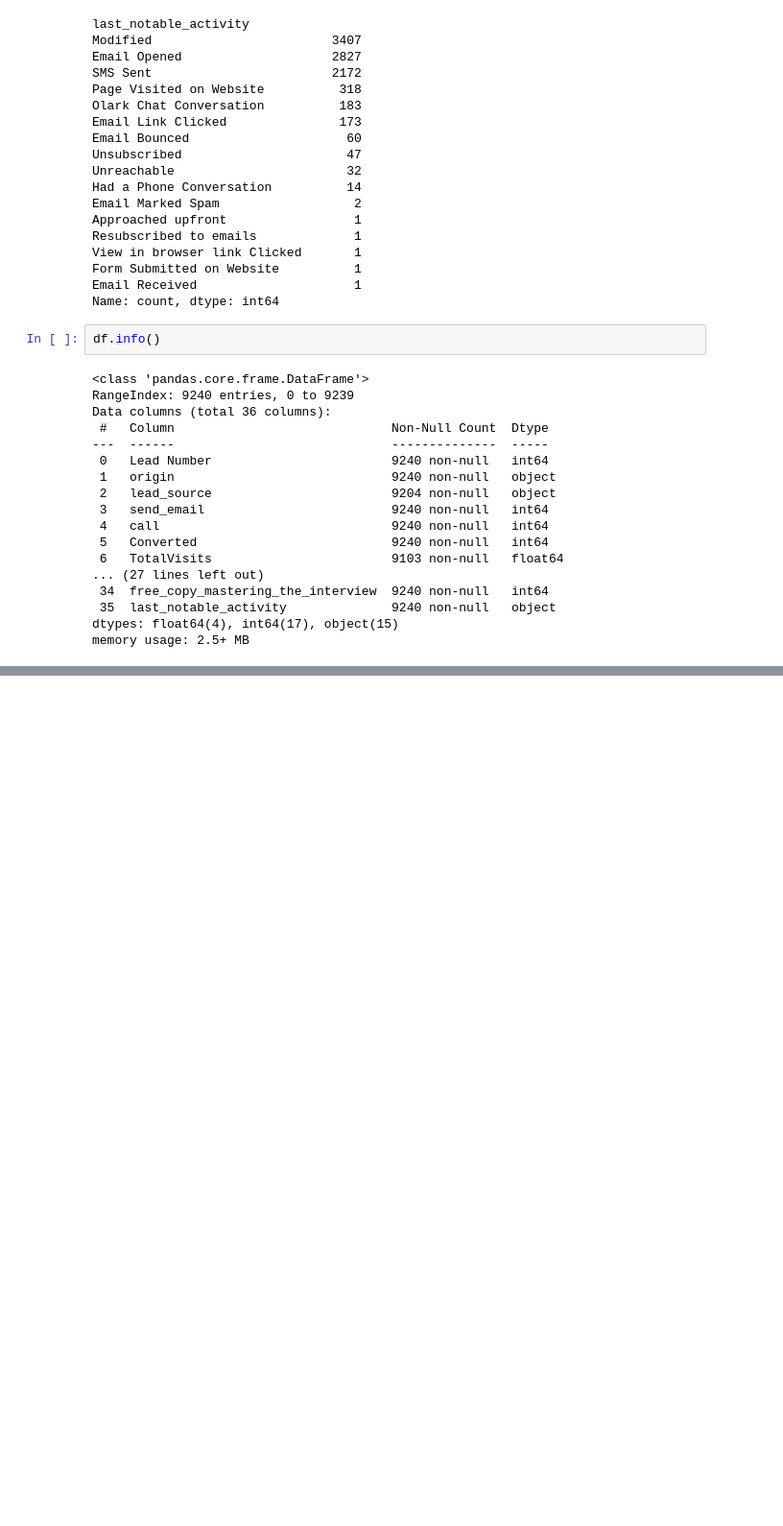
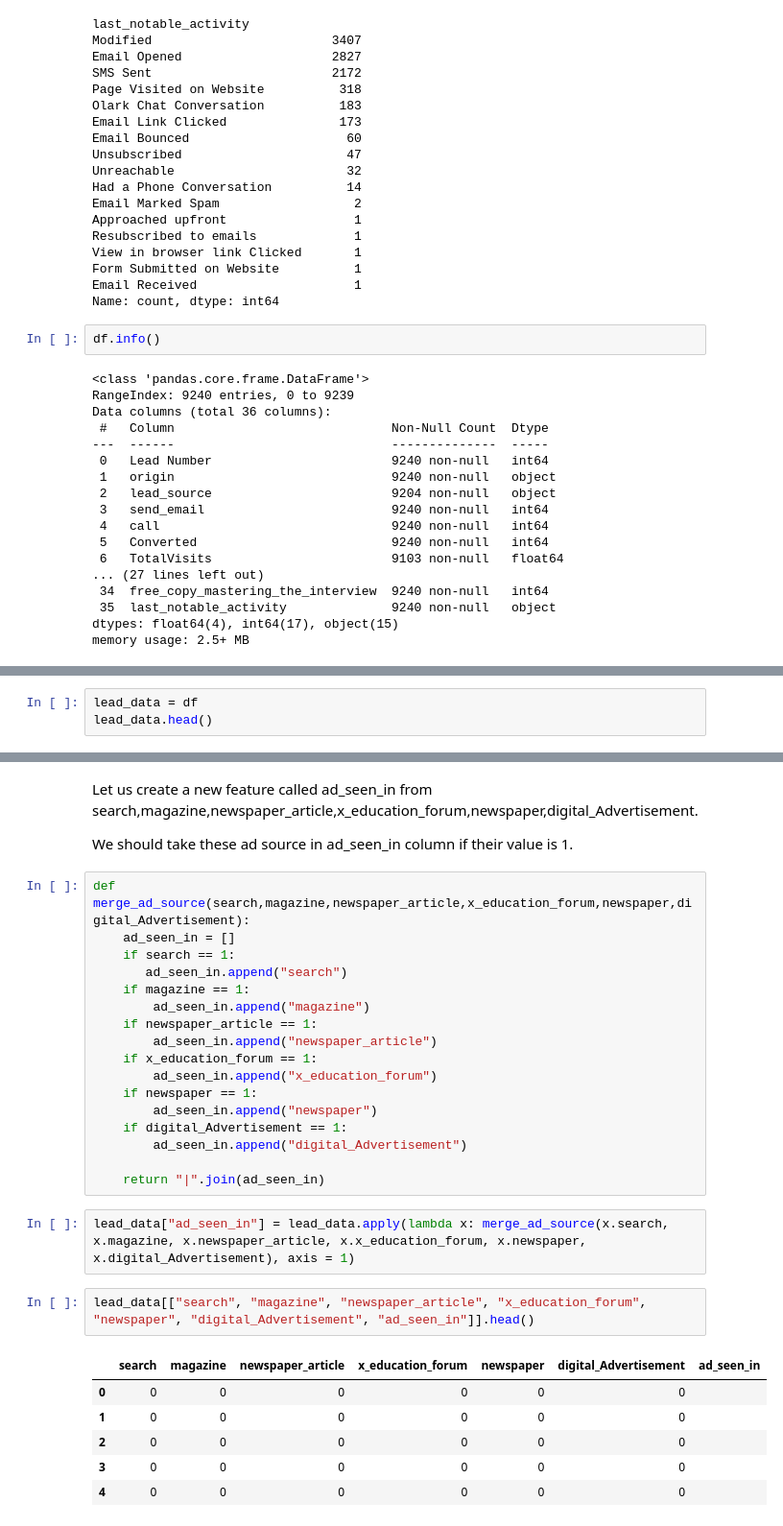
Before and after one commit to keshavRaj/LeadScoringCaseStudy, a Jupyter notebook: Lead Scoring Assignment/Lead+Case+Study.ipynb, the cells around one changed output, grey strips where cells are left out. Shown: that part at 96% size. Saved outputs shown, nothing was run; the diff lists cells and outputs as text; blank space fills up the shorter version.

Commit message:
Completed data understanding task and write my observations what i think about this data

```diff
--- a/Lead Scoring Assignment/Lead+Case+Study.ipynb
+++ b/Lead Scoring Assignment/Lead+Case+Study.ipynb
@@ -920,0 +932,3 @@ memory usage: 2.5+ MB
+# %%
+lead_data = df
+lead_data.head()
@@ -920,0 +942,32 @@ memory usage: 2.5+ MB
+# %% [markdown]
+Let us create a new feature called ad_seen_in from search,magazine,newspaper_article,x_education_forum,newspaper,digital_Advertisement.
+
+We should take these ad source in ad_seen_in column if their value is 1.
+# %%
+def merge_ad_source(search,magazine,newspaper_article,x_education_forum,newspaper,digital_Advertisement):
+    ad_seen_in = []
+    if search == 1:
+       ad_seen_in.append("search")
+    if magazine == 1:
+        ad_seen_in.append("magazine")
+    if newspaper_article == 1:
+        ad_seen_in.append("newspaper_article")
+    if x_education_forum == 1:
+        ad_seen_in.append("x_education_forum")
+    if newspaper == 1:
+        ad_seen_in.append("newspaper")
+    if digital_Advertisement == 1:
+        ad_seen_in.append("digital_Advertisement")
+
+    return "|".join(ad_seen_in)
+# %%
+lead_data["ad_seen_in"] = lead_data.apply(lambda x: merge_ad_source(x.search, x.magazine, x.newspaper_article, x.x_education_forum, x.newspaper, x.digital_Advertisement), axis = 1)
+# %%
+lead_data[["search", "magazine", "newspaper_article", "x_education_forum", "newspaper", "digital_Advertisement", "ad_seen_in"]].head()
+# %% [output]
+|  | search | magazine | newspaper_article | x_education_forum | newspaper | digital_Advertisement | ad_seen_in |
+| 0 | 0 | 0 | 0 | 0 | 0 | 0 |  |
+| 1 | 0 | 0 | 0 | 0 | 0 | 0 |  |
+| 2 | 0 | 0 | 0 | 0 | 0 | 0 |  |
+| 3 | 0 | 0 | 0 | 0 | 0 | 0 |  |
+| 4 | 0 | 0 | 0 | 0 | 0 | 0 |  |
```
Also changed, not shown: parts of 15 cells of this notebook.
